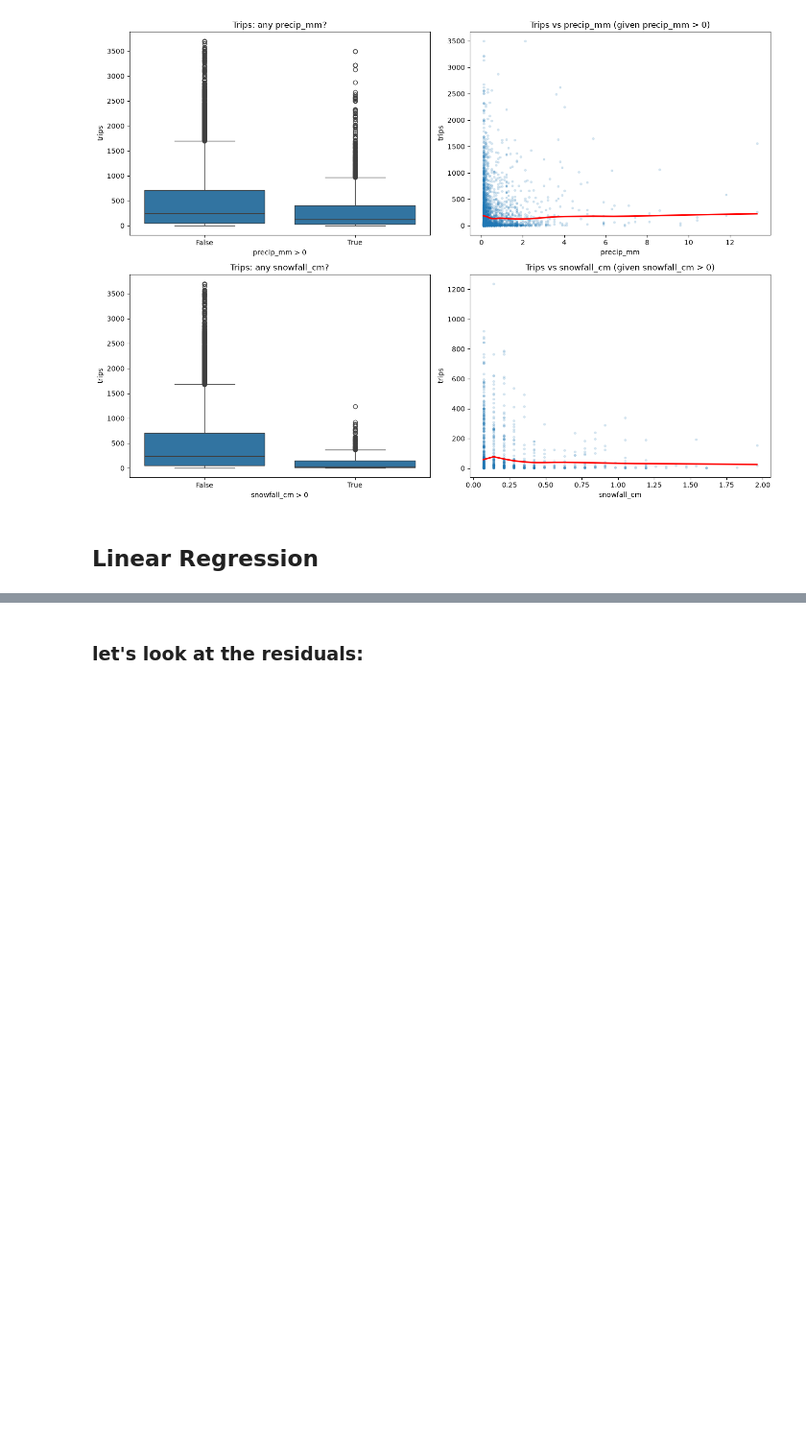
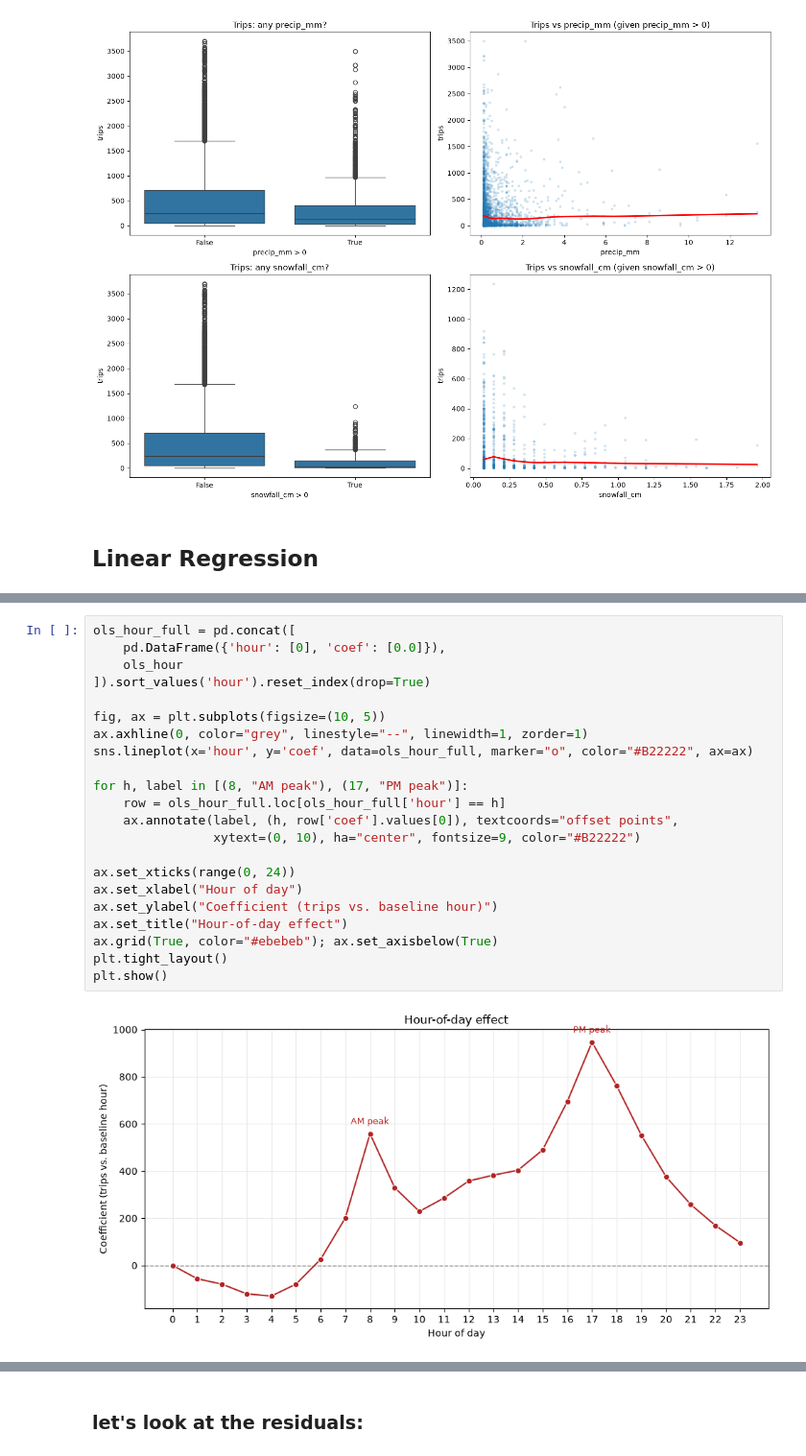
Before and after one commit to Neman-River/bikeshare_toronto, a Jupyter notebook: regression.ipynb, the cells around one changed output, grey strips where cells are left out. Shown at 96% size. Saved outputs shown, nothing was run; the diff lists cells and outputs as text; blank space fills up the shorter version.

```diff
--- a/regression.ipynb
+++ b/regression.ipynb
@@ -530,0 +587,24 @@ Notes:
+# %%
+ols_hour_full = pd.concat([
+    pd.DataFrame({'hour': [0], 'coef': [0.0]}),
+    ols_hour
+]).sort_values('hour').reset_index(drop=True)
+
+fig, ax = plt.subplots(figsize=(10, 5))
+ax.axhline(0, color="grey", linestyle="--", linewidth=1, zorder=1)
+sns.lineplot(x='hour', y='coef', data=ols_hour_full, marker="o", color="#B22222", ax=ax)
+
+for h, label in [(8, "AM peak"), (17, "PM peak")]:
+    row = ols_hour_full.loc[ols_hour_full['hour'] == h]
+    ax.annotate(label, (h, row['coef'].values[0]), textcoords="offset points",
+                xytext=(0, 10), ha="center", fontsize=9, color="#B22222")
+
+ax.set_xticks(range(0, 24))
+ax.set_xlabel("Hour of day")
+ax.set_ylabel("Coefficient (trips vs. baseline hour)")
+ax.set_title("Hour-of-day effect")
+ax.grid(True, color="#ebebeb"); ax.set_axisbelow(True)
+plt.tight_layout()
+plt.show()
+# %% [output]
+[figure, added]
```
Also changed, not shown: parts of 36 cells of this notebook.
